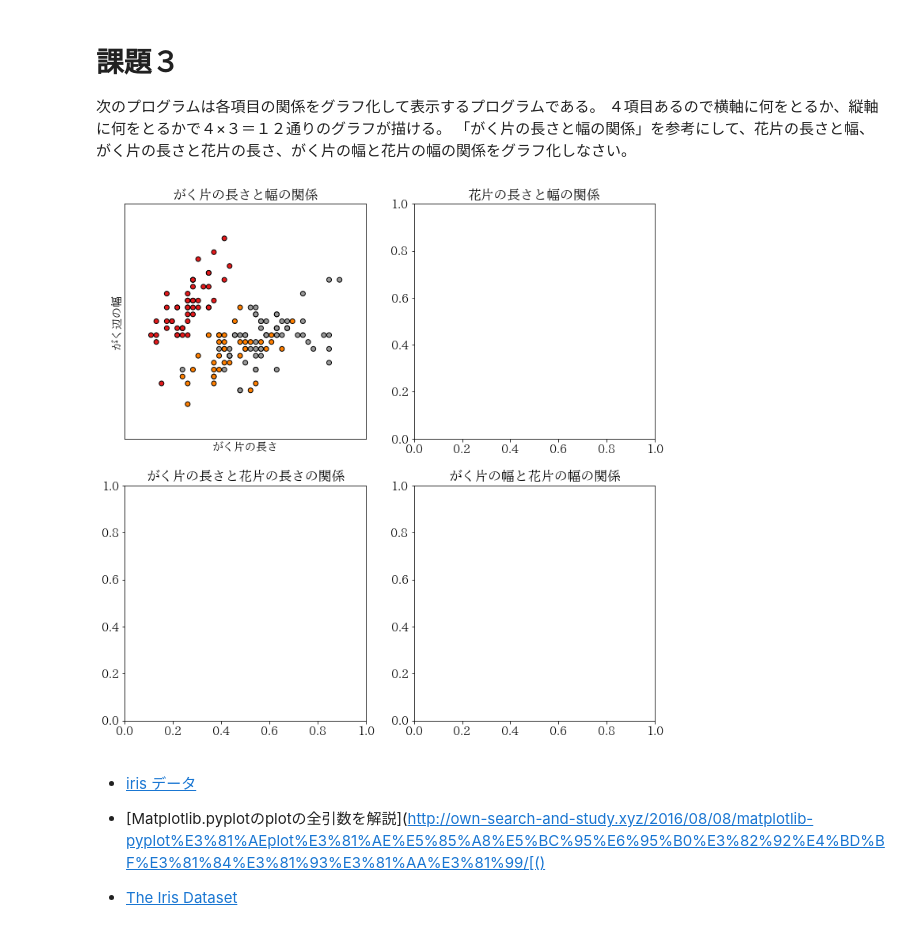
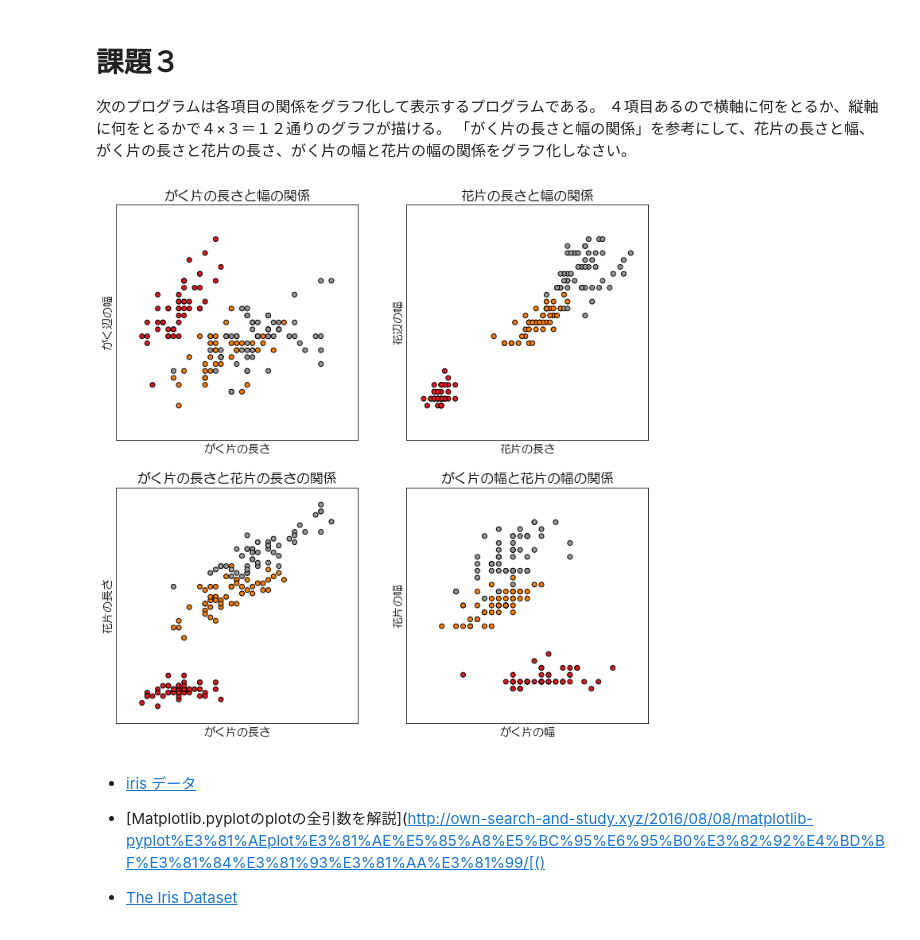
Before and after one commit to yoosisama/MLLesson, a Jupyter notebook: ML00 オリエンテーション/L001_IRIS00データ.ipynb, the cells around one changed output. Saved outputs shown, nothing was run; the diff lists cells and outputs as text; code cells hidden in the pictures.

```diff
--- a/ML00 オリエンテーション/L001_IRIS00データ.ipynb
+++ b/ML00 オリエンテーション/L001_IRIS00データ.ipynb
@@ -96,7 +96,7 @@ pandas では、index は保存されます。番号を振り直すこともで
 # 課題
 花弁の長さと幅を抜き出したデータを変数 K に代入し、Kの上から５つ分を head() で表示しみなさい。
 # %%
-X = df.iloc[:,[2,3]]
+K = df.iloc[:,[2,3]]
 # %%
 X = df.iloc[:, :2]
 y = iris.target
@@ -112,3 +112,7 @@ x2_min, x2_max = X['がく片の幅'].min()-0.5,  X['がく片の幅'].max()+0.5
 0.5 はグラフ化するときのマージン分です。
 # 課題
 花片の長さをx3,、幅をx4 として同様に min, max を定義しなさい
+# %%
+x3_min, x3_max  = K['花片の長さ'].min()-0.5,  K['花片の長さ'].max()+0.5
+x4_min, x4_max = K['花片の幅'].min()-0.5,  K['花片の幅'].max()+0.5
+(x1_min, x1_max), (x2_min, x2_max )
@@ -121,37 +127,64 @@ x2_min, x2_max = X['がく片の幅'].min()-0.5,  X['がく片の幅'].max()+0.5
 # 新規のウィンドウを描画
 fig = plt.figure(figsize=(12, 12) )
 plt.clf()
-plt.rcParams['font.family'] = 'IPAexMincho'  # 日本語フォントを指定　やらないと□になる
+plt.rcParams['font.family'] = 'HGMaruGothicMPRO'  # 日本語フォントを指定　やらないと□になる
 # フォントがない場合は、こちらからttfをダウンロードしてインストールせよ。　　http://ipafont.ipa.go.jp/old/ipafont/download.html
 plt.rcParams["figure.figsize"] = [8, 6]
 plt.rcParams['font.size'] = 14 #フォントサイズを設定 default : 12
 plt.rcParams['xtick.labelsize'] = 15 # 横軸のフォントサイズ
 plt.rcParams['ytick.labelsize'] = 15
 
 # サブプロットを追加
 ax1 = fig.add_subplot(2,2,1)
 ax1.scatter(X['がく片の長さ'], X['がく片の幅'], c=y, cmap=plt.cm.Set1, edgecolor='k')
 
 plt.xlabel('がく片の長さ')
 plt.ylabel('がく辺の幅')
 plt.title('がく片の長さと幅の関係')
 plt.xlim(x1_min, x1_max)  # ｘ軸の最小と最大の指定
 plt.ylim(x2_min, x2_max)  # y軸の最小と最大の指定
 plt.xticks(()) # メモリはつけない、という意味
 plt.yticks(())
 
 ax2 =  fig.add_subplot(2,2,2)
 plt.title('花片の長さと幅の関係')
+ax2.scatter(K['花片の長さ'], K['花片の幅'], c=y, cmap=plt.cm.Set1, edgecolor='k')
+
+plt.xlabel('花片の長さ')
+plt.ylabel('花辺の幅')
+plt.title('花片の長さと幅の関係')
+plt.xlim(x3_min, x3_max)  # ｘ軸の最小と最大の指定
+plt.ylim(x4_min, x4_max)  # y軸の最小と最大の指定
+plt.xticks(()) # メモリはつけない、という意味
+plt.yticks(())
 #
 ax3 =  fig.add_subplot(2,2,3)
 plt.title('がく片の長さと花片の長さの関係')
+ax3.scatter(X['がく片の長さ'], K['花片の長さ'], c=y, cmap=plt.cm.Set1, edgecolor='k')
+
+plt.xlabel('がく片の長さ')
+plt.ylabel('花片の長さ')
+plt.title('がく片の長さと花片の長さの関係')
+plt.xlim(x1_min, x1_max)  # ｘ軸の最小と最大の指定
+plt.ylim(x3_min, x3_max)  # y軸の最小と最大の指定
+plt.xticks(()) # メモリはつけない、という意味
+plt.yticks(())
 #
 ax4 =  fig.add_subplot(2,2,4)
 plt.title('がく片の幅と花片の幅の関係')
+ax4.scatter(X['がく片の幅'], K['花片の幅'], c=y, cmap=plt.cm.Set1, edgecolor='k')
+
+plt.xlabel('がく片の幅')
+plt.ylabel('花片の幅')
+plt.title('がく片の幅と花片の幅の関係')
+plt.xlim(x2_min, x2_max)  # ｘ軸の最小と最大の指定
+plt.ylim(x4_min, x4_max)  # y軸の最小と最大の指定
+plt.xticks(()) # メモリはつけない、という意味
+plt.yticks(())
 
 plt.show()
 # %% [output]
-[figure, old version]
+[figure, new version]
 # %% [markdown]
 - [iris データ](https://en.wikipedia.org/wiki/Iris_flower_data_set)
 
```
Also changed, not shown: parts of 1 cell of this notebook, 1 other file.
